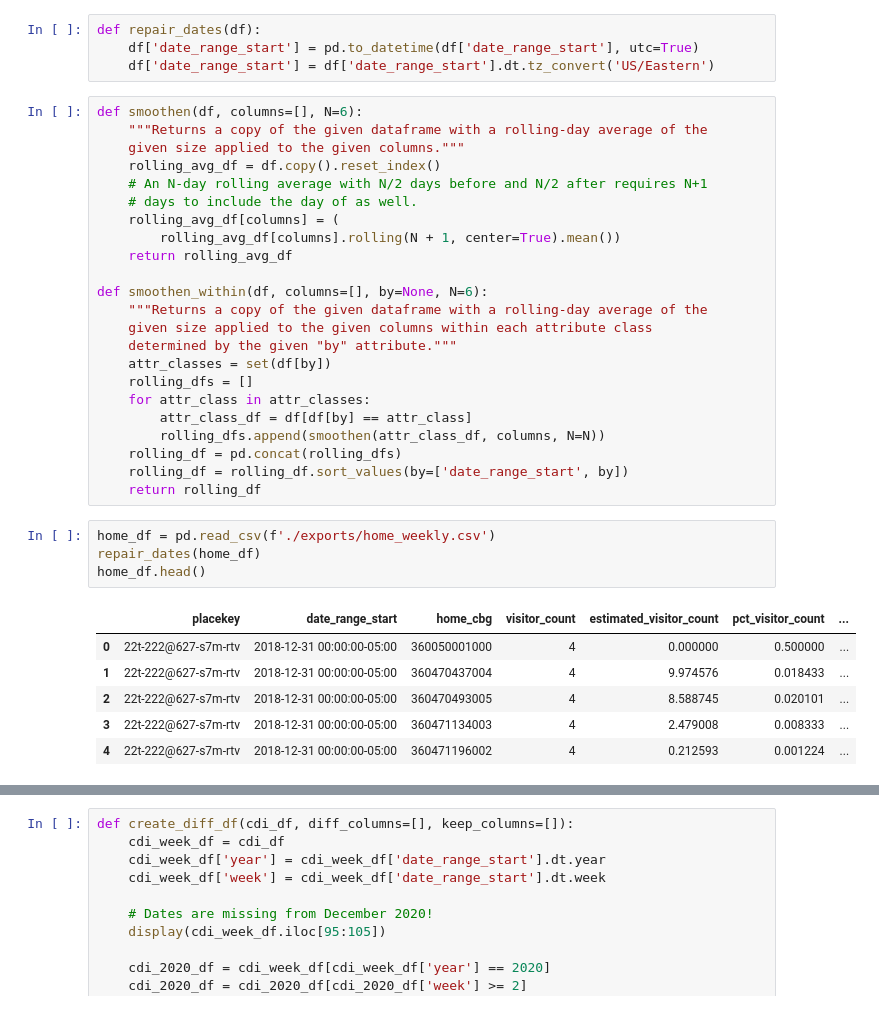
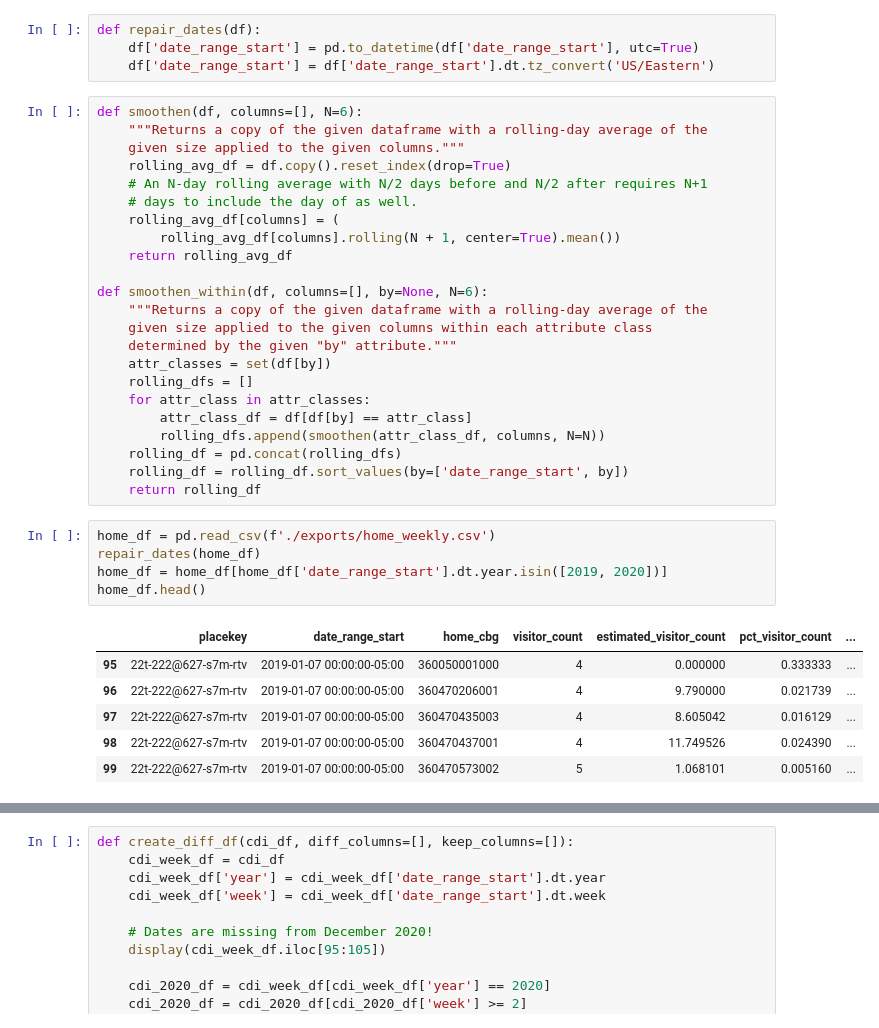
Before and after one commit to cpcarey/nyu-cusp-food-access, a Jupyter notebook: notebooks/plot_cdi.ipynb, the cells around one changed output, grey strips where cells are left out. Cells and saved outputs as stored; diff of their text form.

```diff
--- a/notebooks/plot_cdi.ipynb
+++ b/notebooks/plot_cdi.ipynb
@@ -13,7 +13,7 @@ def repair_dates(df):
 def smoothen(df, columns=[], N=6):
     """Returns a copy of the given dataframe with a rolling-day average of the
     given size applied to the given columns."""
-    rolling_avg_df = df.copy().reset_index()
+    rolling_avg_df = df.copy().reset_index(drop=True)
     # An N-day rolling average with N/2 days before and N/2 after requires N+1
     # days to include the day of as well.
     rolling_avg_df[columns] = (
@@ -35,14 +35,15 @@ def smoothen_within(df, columns=[], by=None, N=6):
 # %%
 home_df = pd.read_csv(f'./exports/home_weekly.csv')
 repair_dates(home_df)
+home_df = home_df[home_df['date_range_start'].dt.year.isin([2019, 2020])]
 home_df.head()
 # %% [output]
 |  | placekey | date_range_start | home_cbg | visitor_count | estimated_visitor_count | pct_visitor_count | ... |
-| 0 | 22t-222@627-s7m-rtv | 2018-12-31 00:00:00-05:00 | 360050001000 | 4 | 0.000000 | 0.500000 | ... |
-| 1 | 22t-222@627-s7m-rtv | 2018-12-31 00:00:00-05:00 | 360470437004 | 4 | 9.974576 | 0.018433 | ... |
-| 2 | 22t-222@627-s7m-rtv | 2018-12-31 00:00:00-05:00 | 360470493005 | 4 | 8.588745 | 0.020101 | ... |
-| 3 | 22t-222@627-s7m-rtv | 2018-12-31 00:00:00-05:00 | 360471134003 | 4 | 2.479008 | 0.008333 | ... |
-| 4 | 22t-222@627-s7m-rtv | 2018-12-31 00:00:00-05:00 | 360471196002 | 4 | 0.212593 | 0.001224 | ... |
+| 95 | 22t-222@627-s7m-rtv | 2019-01-07 00:00:00-05:00 | 360050001000 | 4 | 0.000000 | 0.333333 | ... |
+| 96 | 22t-222@627-s7m-rtv | 2019-01-07 00:00:00-05:00 | 360470206001 | 4 | 9.790000 | 0.021739 | ... |
+| 97 | 22t-222@627-s7m-rtv | 2019-01-07 00:00:00-05:00 | 360470435003 | 4 | 8.605042 | 0.016129 | ... |
+| 98 | 22t-222@627-s7m-rtv | 2019-01-07 00:00:00-05:00 | 360470437001 | 4 | 11.749526 | 0.024390 | ... |
+| 99 | 22t-222@627-s7m-rtv | 2019-01-07 00:00:00-05:00 | 360470573002 | 5 | 1.068101 | 0.005160 | ... |
 # %%
 cdi_total_df = home_df.groupby(by=['date_range_start']).agg({
     'cdi': 'sum'
```
Also changed, not shown: parts of 9 cells of this notebook, 4 other files.
